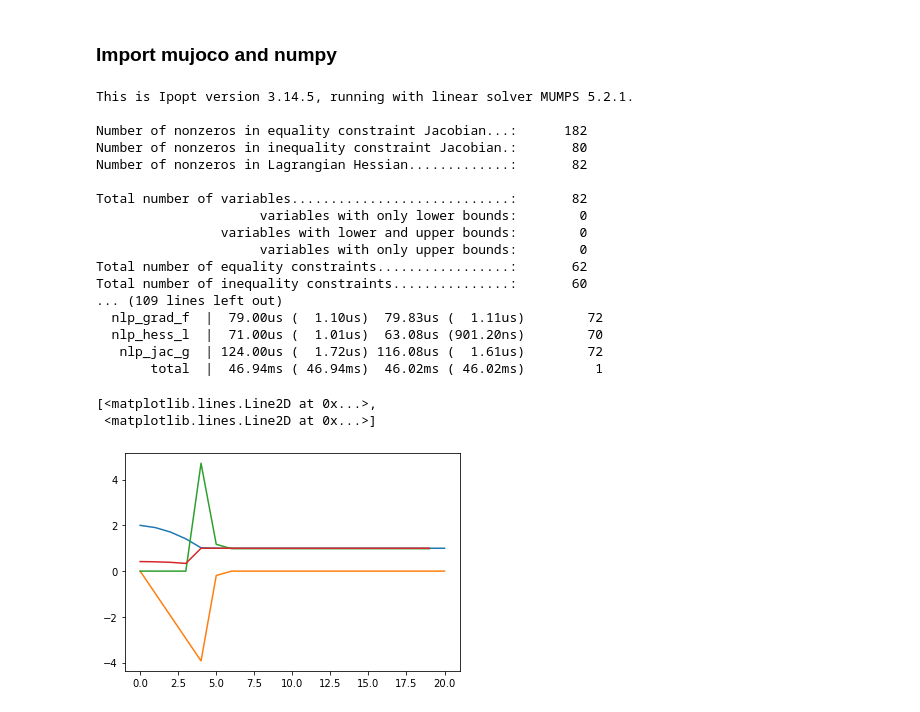
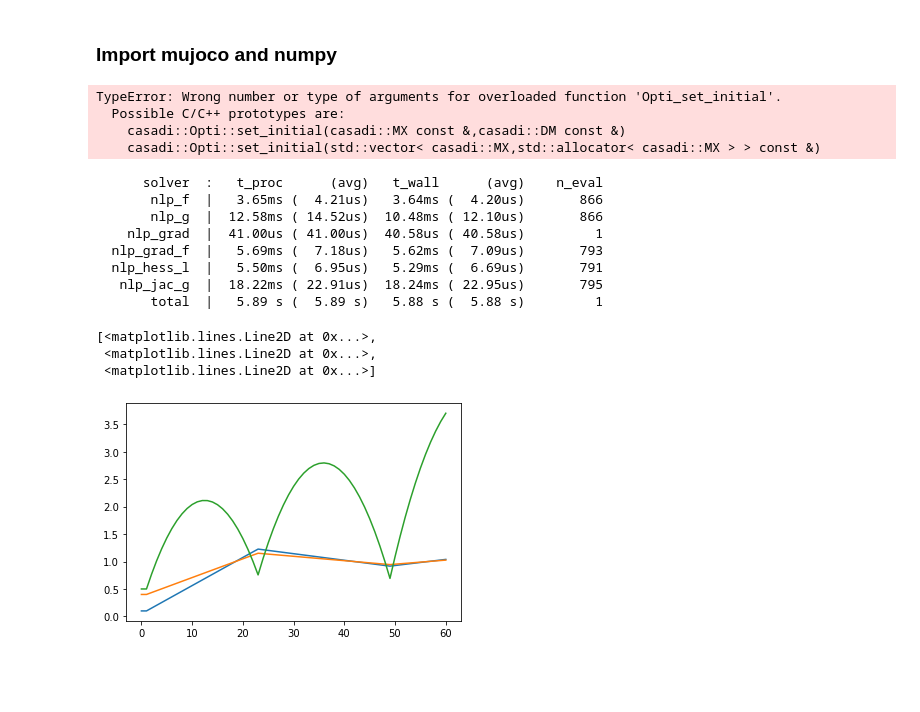
Before and after one commit to ialab-yale/robot_fundamentals, a Jupyter notebook: examples/locomotion/contact_implicit_opt_casadi copy.ipynb, the cells around one changed output. Saved outputs shown, nothing was run; the diff lists cells and outputs as text; code cells hidden in the pictures; blank space fills up the shorter version.

```diff
--- a/examples/locomotion/contact_implicit_opt_casadi copy.ipynb
+++ b/examples/locomotion/contact_implicit_opt_casadi copy.ipynb
@@ -68,39 +64,41 @@ opti.subject_to(x[:,0]==p) #np.array([2.,0.]))
 # opti.subject_to(u>=0)
 # opti.subject_to(x[:,-1]==pf) #np.array([10.,0.]))
+# %%
+opti.set_initial()
+# %% [output]
+TypeError: Wrong number or type of arguments for overloaded function 'Opti_set_initial'.
+  Possible C/C++ prototypes are:
+    casadi::Opti::set_initial(casadi::MX const &,casadi::DM const &)
+    casadi::Opti::set_initial(std::vector< casadi::MX,std::allocator< casadi::MX > > const &)
 # %%
 p_opts = {"expand": True}
-s_opts = {"max_iter": 100000, "obj_scaling_factor":1000, "fixed_variable_treatment": "relax_bounds"}
+s_opts = {"print_level":0, "max_iter": 1000, "acceptable_tol": 1e-3, "acceptable_obj_change_tol":1e-7, "tol":1e-8, "slack_bound_push": 0.1, "slack_bound_frac":0.5}
 opti.solver('ipopt', p_opts, s_opts)
 
 # And choose a concrete value for p
-opti.set_value(p, [2.,0.])
+opti.set_value(x_init, [0.1,0.4, 0.5]+ [0.]*3+[0.]*6)
 # opti.set_value(pf, [1.1 ,0.])
 sol = opti.solve()
 # %% [output]
-This is Ipopt version 3.14.5, running with linear solver MUMPS 5.2.1.
-
-Number of nonzeros in equality constraint Jacobian...:      182
-Number of nonzeros in inequality constraint Jacobian.:       80
-Number of nonzeros in Lagrangian Hessian.............:       82
-
-Total number of variables............................:       82
-                     variables with only lower bounds:        0
-                variables with lower and upper bounds:        0
-                     variables with only upper bounds:        0
-Total number of equality constraints.................:       62
-Total number of inequality constraints...............:       60
-... (109 lines left out)
-  nlp_grad_f  |  79.00us (  1.10us)  79.83us (  1.11us)        72
-  nlp_hess_l  |  71.00us (  1.01us)  63.08us (901.20ns)        70
-   nlp_jac_g  | 124.00us (  1.72us) 116.08us (  1.61us)        72
-       total  |  46.94ms ( 46.94ms)  46.02ms ( 46.02ms)         1
+      solver  :   t_proc      (avg)   t_wall      (avg)    n_eval
+       nlp_f  |   3.65ms (  4.21us)   3.64ms (  4.20us)       866
+       nlp_g  |  12.58ms ( 14.52us)  10.48ms ( 12.10us)       866
+    nlp_grad  |  41.00us ( 41.00us)  40.58us ( 40.58us)         1
+  nlp_grad_f  |   5.69ms (  7.18us)   5.62ms (  7.09us)       793
+  nlp_hess_l  |   5.50ms (  6.95us)   5.29ms (  6.69us)       791
+   nlp_jac_g  |  18.22ms ( 22.91us)  18.24ms ( 22.95us)       795
+       total  |   5.89 s (  5.89 s)   5.88 s (  5.88 s)         1
+# %%
+(x,lam, pf) = (sol.value(x).T, sol.value(lam).T, sol.value(p).T)
 # %%
 # plt.plot(opti.debug.value(x).T)
 # plt.plot(opti.debug.value(u).T)
-
-plt.plot(sol.value(x).T)
-plt.plot(sol.value(u).T)
+plt.plot(x[:,:3])
+# plt.plot(x[:,0], x[:,1])
+# plt.plot(t/hopper_model._dt, 2*np.sin(t * 2*2 * np.pi)+2)
+# plt.plot(lam[:])
 # %% [output]
 [<matplotlib.lines.Line2D at 0x...>,
+ <matplotlib.lines.Line2D at 0x...>,
  <matplotlib.lines.Line2D at 0x...>]
-[figure, old version]
+[figure, new version]
```
Also changed, not shown: parts of 16 cells of this notebook, 7 other files.
